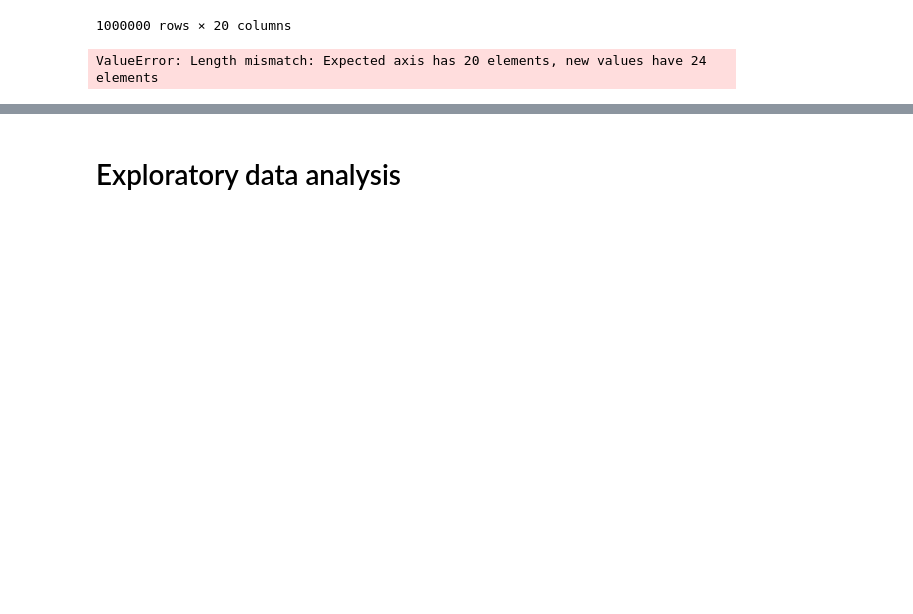
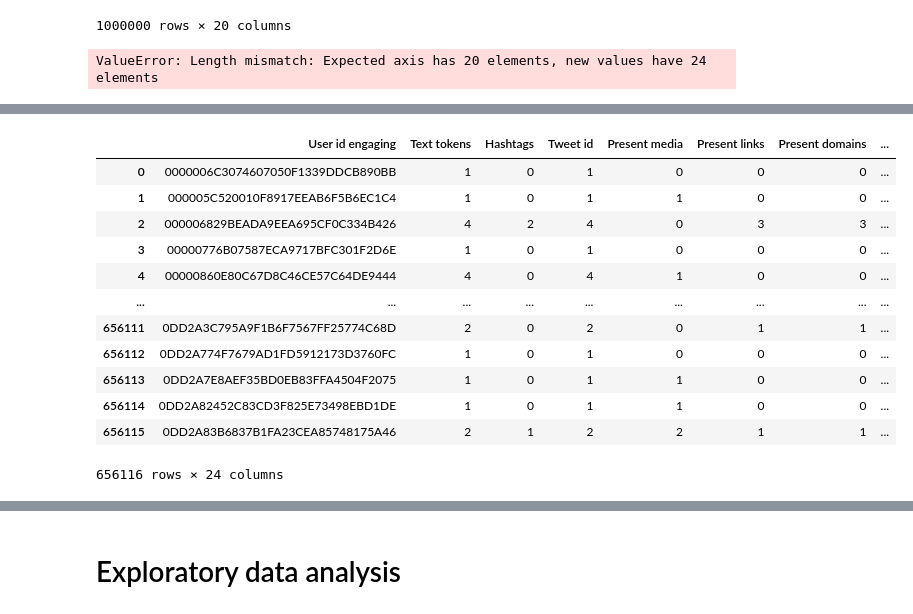
Before and after one commit to andreafiandro/recsys2020, a Jupyter notebook: EDA.ipynb, the cells around one changed output, grey strips where cells are left out. Drawn from its saved outputs; the diff is of its cells as text; code cells hidden in the pictures; blank space fills up the shorter version.

```diff
--- a/EDA.ipynb
+++ b/EDA.ipynb
@@ -16,3 +3,0 @@ df_grouped.to_csv('prediction_{}.csv'.format(label), index=False)
-# %%
-df_in = pd.read_csv('prediction_Like_0.csv', header=None)
-df_in_1 = pd.read_csv('prediction_Like_1.csv', header=None)
@@ -31,6 +6,11 @@ import time
 int(time.time())
 # %% [output]
 1583914996
+# %%
+for chunk in pd.read_csv('/home/andreafiandro/NAS/training.tsv', sep='\u0001', header=None, chunksize=1000000):
+    df_in = process_chunk_tsv(chunk)
+
+    break
 # %%
 col_names = ['Text tokens', 'Hashtags', 'Tweet id', 'Present media', 'Present links', 'Present domains', 'Tweet type', 'Language', 'Timestamp',
             'User id', 'Follower count', 'Following count', 'Is verified', 'Account creation time',
@@ -260,5 +205,6 @@ def process_chunk_tsv(df):
 chunk_n = 0
 for chunk in pd.read_csv('/home/andreafiandro/NAS/training.tsv', sep='\u0001', header=None, chunksize=1000000):
     df_chunk = process_chunk_tsv(chunk)
+    break
     df_chunk.to_csv('/home/andreafiandro/NAS/training_chunk_{}.csv'.format(chunk_n), index=False)
     chunk_n += 1
@@ -274,0 +211,17 @@ df_chunk.head()
+# %%
+df_gb = df_chunk.groupby('User id engaging').count().reset_index()
+df_gb
+# %% [output]
+|  | User id engaging | Text tokens | Hashtags | Tweet id | Present media | Present links | Present domains | ... |
+| 0 | 0000006C3074607050F1339DDCB890BB | 1 | 0 | 1 | 0 | 0 | 0 | ... |
+| 1 | 000005C520010F8917EEAB6F5B6EC1C4 | 1 | 0 | 1 | 1 | 0 | 0 | ... |
+| 2 | 000006829BEADA9EEA695CF0C334B426 | 4 | 2 | 4 | 0 | 3 | 3 | ... |
+| 3 | 00000776B07587ECA9717BFC301F2D6E | 1 | 0 | 1 | 0 | 0 | 0 | ... |
+| 4 | 00000860E80C67D8C46CE57C64DE9444 | 4 | 0 | 4 | 1 | 0 | 0 | ... |
+| ... | ... | ... | ... | ... | ... | ... | ... | ... |
+| 656111 | 0DD2A3C795A9F1B6F7567FF25774C68D | 2 | 0 | 2 | 0 | 1 | 1 | ... |
+| 656112 | 0DD2A774F7679AD1FD5912173D3760FC | 1 | 0 | 1 | 0 | 0 | 0 | ... |
+| 656113 | 0DD2A7E8AEF35BD0EB83FFA4504F2075 | 1 | 0 | 1 | 1 | 0 | 0 | ... |
+| 656114 | 0DD2A82452C83CD3F825E73498EBD1DE | 1 | 0 | 1 | 1 | 0 | 0 | ... |
+| 656115 | 0DD2A83B6837B1FA23CEA85748175A46 | 2 | 1 | 2 | 2 | 1 | 1 | ... |
+656116 rows × 24 columns
```
Also changed, not shown: parts of 14 cells of this notebook, 4 other files.
